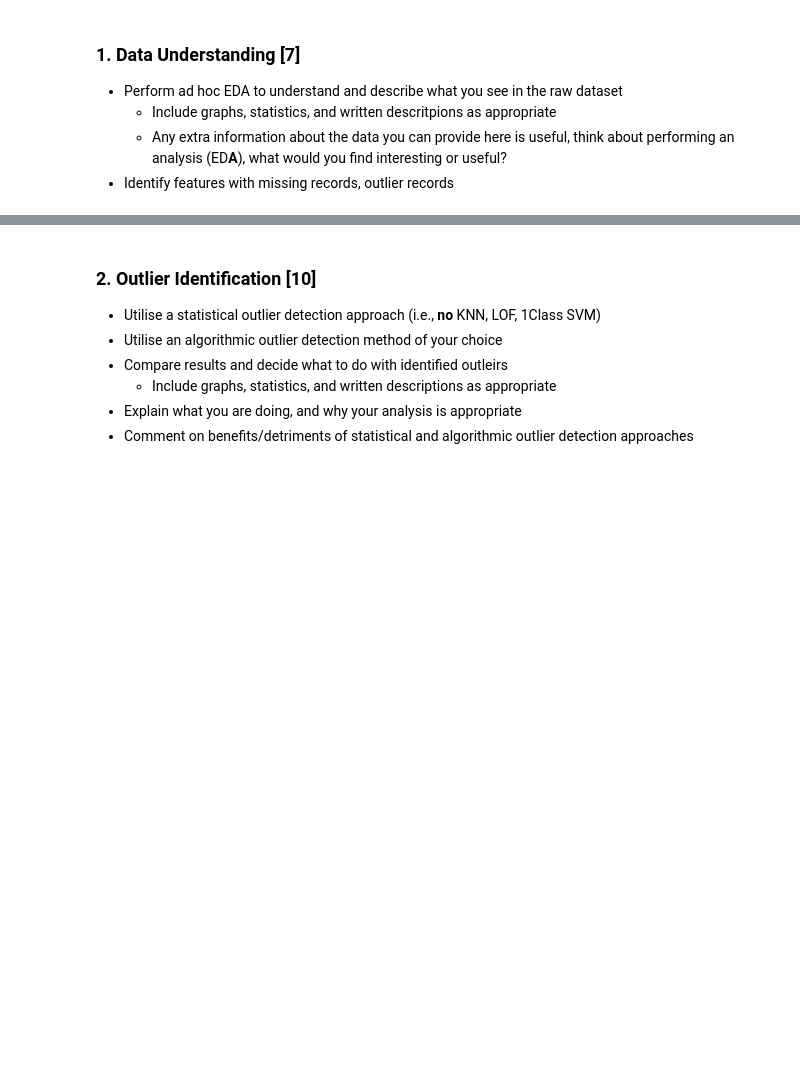
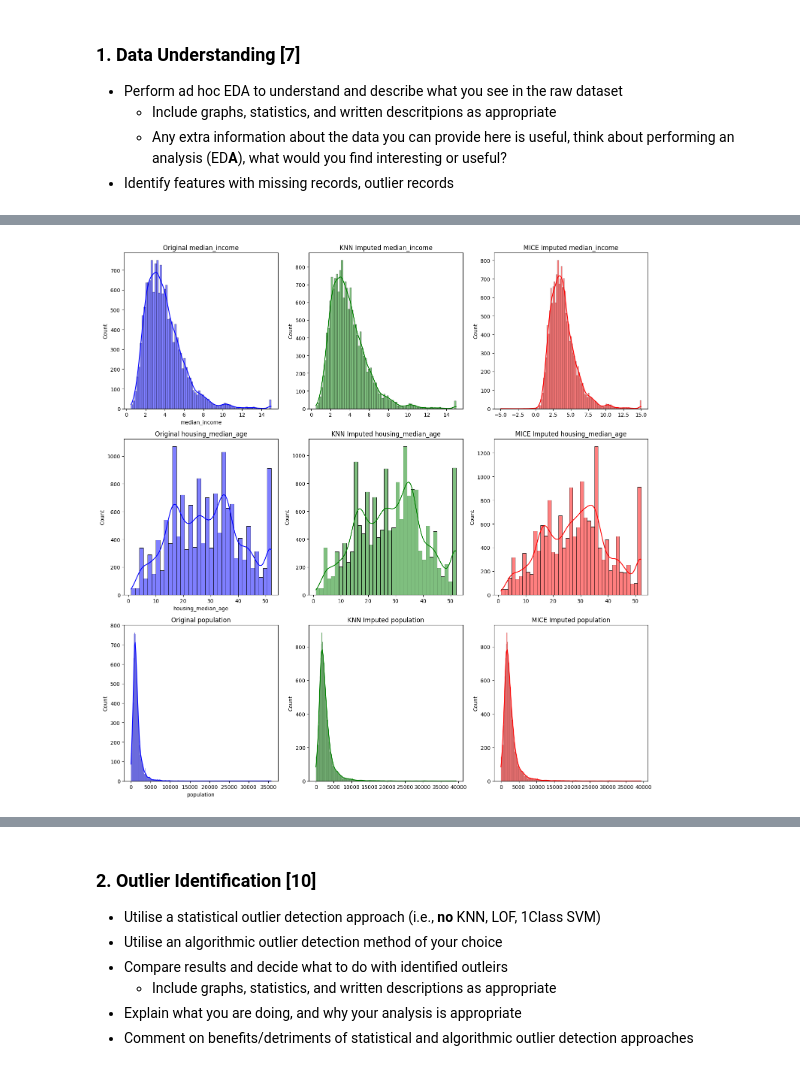
Before and after one commit to OscarIsorez/ComputerVision, a Jupyter notebook: CSC3831_Part_I/Coursework/CSC3831_Final_Assessment.ipynb, the cells around one changed output, grey strips where cells are left out. Cells and saved outputs as stored; diff of their text form; code cells hidden in the pictures; blank space fills up the shorter version.

```diff
--- a/CSC3831_Part_I/Coursework/CSC3831_Final_Assessment.ipynb
+++ b/CSC3831_Part_I/Coursework/CSC3831_Final_Assessment.ipynb
@@ -119,0 +151,88 @@ sns.heatmap(houses_corrupted.corr(), annot=True)
+# %%
+import numpy as np
+import pandas as pd
+import matplotlib.pyplot as plt
+import seaborn as sns
+from sklearn.ensemble import RandomForestRegressor
+from sklearn.impute import KNNImputer, IterativeImputer
+from sklearn.model_selection import train_test_split
+from sklearn.linear_model import LinearRegression
+from sklearn.metrics import mean_squared_error, r2_score
+from sklearn.preprocessing import StandardScaler
+
+from sklearn.experimental import enable_iterative_imputer
+from sklearn.tree import DecisionTreeRegressor
+
+# Load your dataset
+
+# Identify features to impute or remove
+missing_threshold = 0.3
+features_to_impute = []
+features_to_remove = []
+
+for column in houses_corrupted.columns:
+    missing_percentage = houses_corrupted[column].isnull().sum() / houses_corrupted.shape[0]
+    if missing_percentage > missing_threshold:
+        features_to_remove.append(column)
+    elif missing_percentage > 0:
+        features_to_impute.append(column)
+
+print("Features to impute:", features_to_impute)
+print("Features to remove:", features_to_remove)
+
+houses_corrupted = houses_corrupted.drop(columns=features_to_remove)
+
+X = houses_corrupted.drop(columns=['median_house_value'])
+y = houses_corrupted['median_house_value']
+
+X_train, X_test, y_train, y_test = train_test_split(X, y, test_size=0.2, random_state=42)
+
+knn_imputer = KNNImputer(n_neighbors=5)
+X_train_knn_imputed = knn_imputer.fit_transform(X_train)
+X_test_knn_imputed = knn_imputer.transform(X_test)
+
+mice_imputer = IterativeImputer(random_state=SEED)
+X_train_mice_imputed = mice_imputer.fit_transform(X_train)
+X_test_mice_imputed = mice_imputer.transform(X_test)
+
+def plot_feature_distributions(original, knn_imputed, mice_imputed, feature_names):
+    fig, axes = plt.subplots(len(feature_names), 3, figsize=(15, len(feature_names) * 5))
+    for i, feature in enumerate(feature_names):
+        sns.histplot(original[feature], ax=axes[i, 0], kde=True, color='blue')
+        axes[i, 0].set_title(f'Original {feature}')
+        sns.histplot(knn_imputed[:, i], ax=axes[i, 1], kde=True, color='green')
+        axes[i, 1].set_title(f'KNN Imputed {feature}')
+        sns.histplot(mice_imputed[:, i], ax=axes[i, 2], kde=True, color='red')
+        axes[i, 2].set_title(f'MICE Imputed {feature}')
+    plt.tight_layout()
+    plt.show()
+
+plot_feature_distributions(X_train, X_train_knn_imputed, X_train_mice_imputed, features_to_impute)
+
+def build_and_evaluate_regressor(X_train, X_test, y_train, y_test):
+    # regressor = DecisionTreeRegressor(random_state=SEED)
+    # regressor = RandomForestRegressor(random_state=SEED)
+
+    regressor = LinearRegression()
+    regressor.fit(X_train, y_train)
+    y_pred = regressor.predict(X_test)
+    mse = mean_squared_error(y_test, y_pred)
+    r2 = r2_score(y_test, y_pred)
+    return mse, r2
+
+X_train_original = X_train.dropna()
+y_train_original = y_train[X_train_original.index]
+X_test_original = X_test.dropna()
+y_test_original = y_test[X_test_original.index]
+
+mse_original, r2_original = build_and_evaluate_regressor(X_train_original, X_test_original, y_train_original, y_test_original)
+print(f'Original Data - MSE: {mse_original}, R2: {r2_original}')
+
+# KNN Imputed data
+mse_knn, r2_knn = build_and_evaluate_regressor(X_train_knn_imputed, X_test_knn_imputed, y_train, y_test)
+print(f'KNN Imputed Data - MSE: {mse_knn}, R2: {r2_knn}')
+
+# MICE Imputed data
+mse_mice, r2_mice = build_and_evaluate_regressor(X_train_mice_imputed, X_test_mice_imputed, y_train, y_test)
+print(f'MICE Imputed Data - MSE: {mse_mice}, R2: {r2_mice}')
+# %% [output]
@@ -119,0 +241 @@ sns.heatmap(houses_corrupted.corr(), annot=True)
+[figure, added]
```
Also changed, not shown: parts of 24 cells of this notebook.
